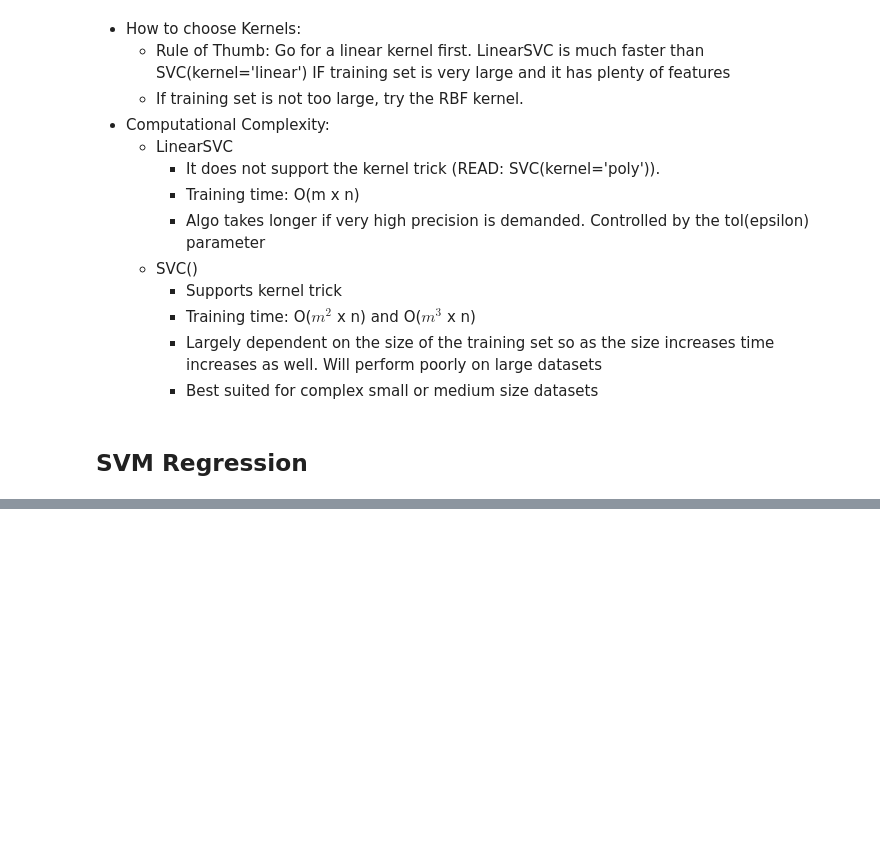
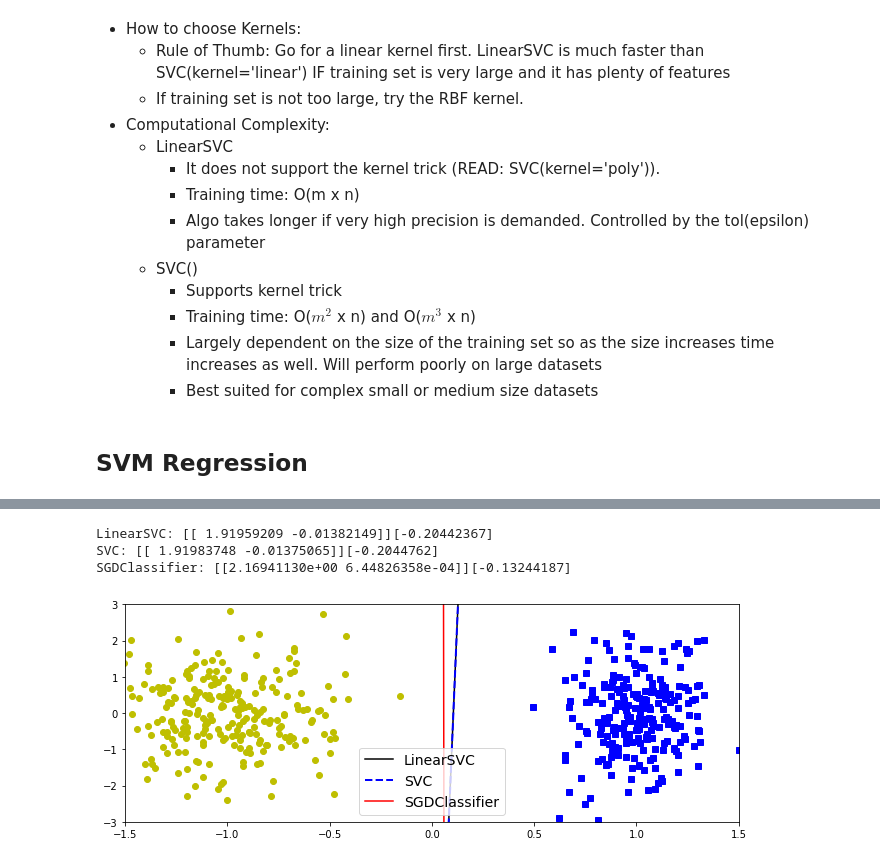
Before and after one commit to abhay-iy97/ml-handson, a Jupyter notebook: SVM.ipynb, the cells around one changed output, grey strips where cells are left out. Drawn from its saved outputs; the diff is of its cells as text; code cells hidden in the pictures; blank space fills up the shorter version.

```diff
--- a/SVM.ipynb
+++ b/SVM.ipynb
@@ -283,0 +343,6 @@ plt.show()
+# %%
+svm_clf_svc_q8 = Pipeline([
+    ('scaler', StandardScaler()),
+    ('svc_clf', SVC(kernel='linear', C=1)) #‘hinge’ is the standard SVM loss (used e.g. by the SVC class)
+])
+svm_clf_svc_q8.fit(X,y)
@@ -283,0 +360,8 @@ plt.show()
+# %%
+C = 1
+alpha = 1 / (C * len(X))
+svm_clf_sgd_q8 = Pipeline([
+    ('scaler', StandardScaler()),
+    ('sgd_clf', SGDClassifier(loss='hinge', max_iter=1000, tol=1e-3, alpha=alpha)) #‘hinge’ is the standard SVM loss (used e.g. by the SVC class)
+])
+svm_clf_sgd_q8.fit(X,y)
@@ -283,0 +382,35 @@ plt.show()
+# %%
+print('LinearSVC: ' + str(svm_clf_q8.named_steps['svm_clf'].coef_) + str(svm_clf_q8.named_steps['svm_clf'].intercept_))
+print('SVC: ' + str(svm_clf_svc_q8.named_steps['svc_clf'].coef_) + str(svm_clf_svc_q8.named_steps['svc_clf'].intercept_))
+print('SGDClassifier: ' + str(svm_clf_sgd_q8.named_steps['sgd_clf'].coef_) + str(svm_clf_sgd_q8.named_steps['sgd_clf'].intercept_))
+# %% [output]
+LinearSVC: [[ 1.91959209 -0.01382149]][-0.20442367]
+SVC: [[ 1.91983748 -0.01375065]][-0.2044762]
+SGDClassifier: [[2.16941130e+00 6.44826358e-04]][-0.13244187]
+# %%
+# Compute the slope and bias of each decision boundary
+w1 = -svm_clf_q8.named_steps['svm_clf'].coef_[0, 0]/svm_clf_q8.named_steps['svm_clf'].coef_[0, 1]
+b1 = -svm_clf_q8.named_steps['svm_clf'].intercept_[0]/svm_clf_q8.named_steps['svm_clf'].coef_[0, 1]
+w2 = -svm_clf_svc_q8.named_steps['svc_clf'].coef_[0, 0]/svm_clf_svc_q8.named_steps['svc_clf'].coef_[0, 1]
+b2 = -svm_clf_svc_q8.named_steps['svc_clf'].intercept_[0]/svm_clf_svc_q8.named_steps['svc_clf'].coef_[0, 1]
+w3 = -svm_clf_sgd_q8.named_steps['sgd_clf'].coef_[0, 0]/svm_clf_sgd_q8.named_steps['sgd_clf'].coef_[0, 1]
+b3 = -svm_clf_sgd_q8.named_steps['sgd_clf'].intercept_[0]/svm_clf_sgd_q8.named_steps['sgd_clf'].coef_[0, 1]
+
+# Transform the decision boundary lines back to the original scale
+line1 = svm_clf_q8.named_steps['scaler'].inverse_transform([[-10, -10 * w1 + b1], [10, 10 * w1 + b1]])
+line2 = svm_clf_q8.named_steps['scaler'].inverse_transform([[-10, -10 * w2 + b2], [10, 10 * w2 + b2]])
+line3 = svm_clf_q8.named_steps['scaler'].inverse_transform([[-10, -10 * w3 + b3], [10, 10 * w3 + b3]])
+
+# Plot all three decision boundaries
+plt.figure(figsize=(11, 4))
+plt.plot(line1[:, 0], line1[:, 1], "k", label="LinearSVC")
+plt.plot(line2[:, 0], line2[:, 1], "b--", linewidth=2, label="SVC")
+plt.plot(line3[:, 0], line3[:, 1], "r-", label="SGDClassifier")
+plt.plot(X[:, 0][y==1], X[:, 1][y==1], "bs") # label="Iris versicolor"
+plt.plot(X[:, 0][y==0], X[:, 1][y==0], "yo") # label="Iris setosa"
+plt.legend(loc="best", fontsize=14)
+plt.axis([-1.5, 1.5, -3, 3])
+
+plt.show()
+# %% [output]
+[figure, added]
```
Also changed, not shown: parts of 10 cells of this notebook.
